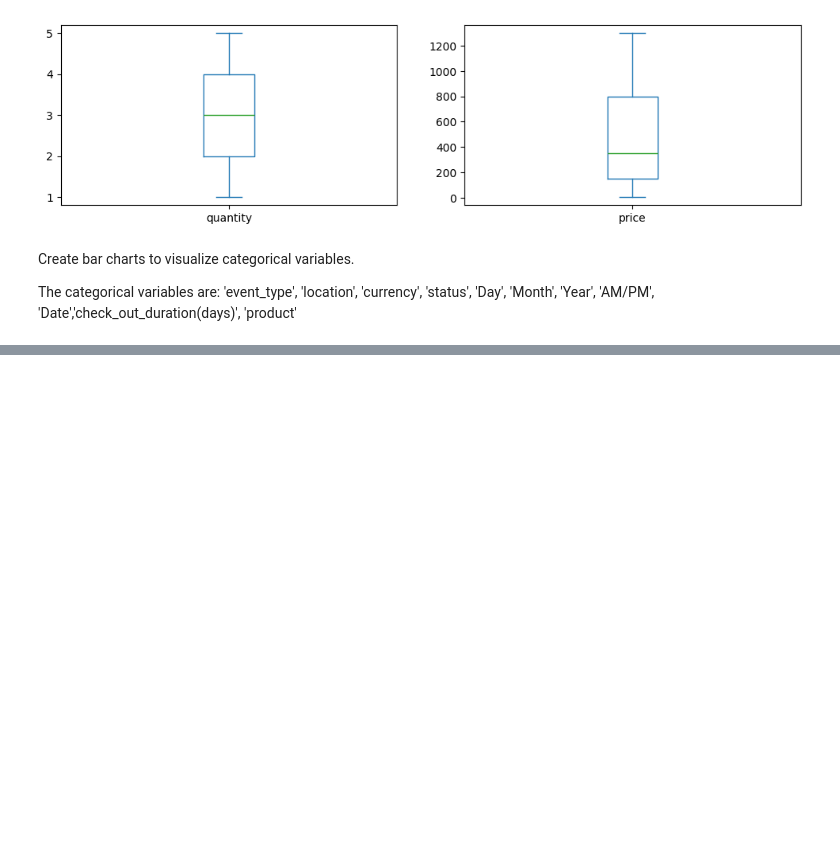
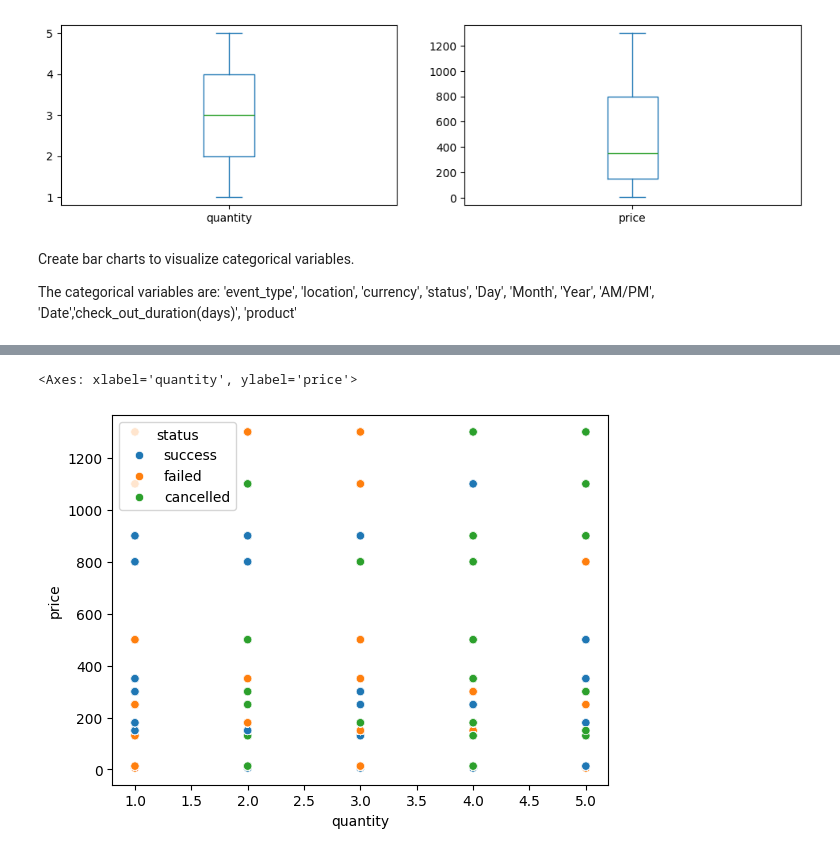
Before and after one commit to Sunday-Oladokun/ShopSmart-Inc.-E-commerce-Data-Analysis-Project, a Jupyter notebook: Project_2nd Semester.ipynb, the cells around one changed output, grey strips where cells are left out. Cells and saved outputs as stored; diff of their text form; code cells hidden in the pictures; blank space fills up the shorter version.

```diff
--- a/Project_2nd Semester.ipynb
+++ b/Project_2nd Semester.ipynb
@@ -823,0 +896,6 @@ Our data and the matching data types look okay
+# %%
+# Relationship between the quantity and price and the status of the event
+sns.scatterplot(x='quantity',y='price',hue='status', data=clean_data3)
+# %% [output]
+<Axes: xlabel='quantity', ylabel='price'>
+[figure, added]
```
Also changed, not shown: parts of 33 cells of this notebook.
